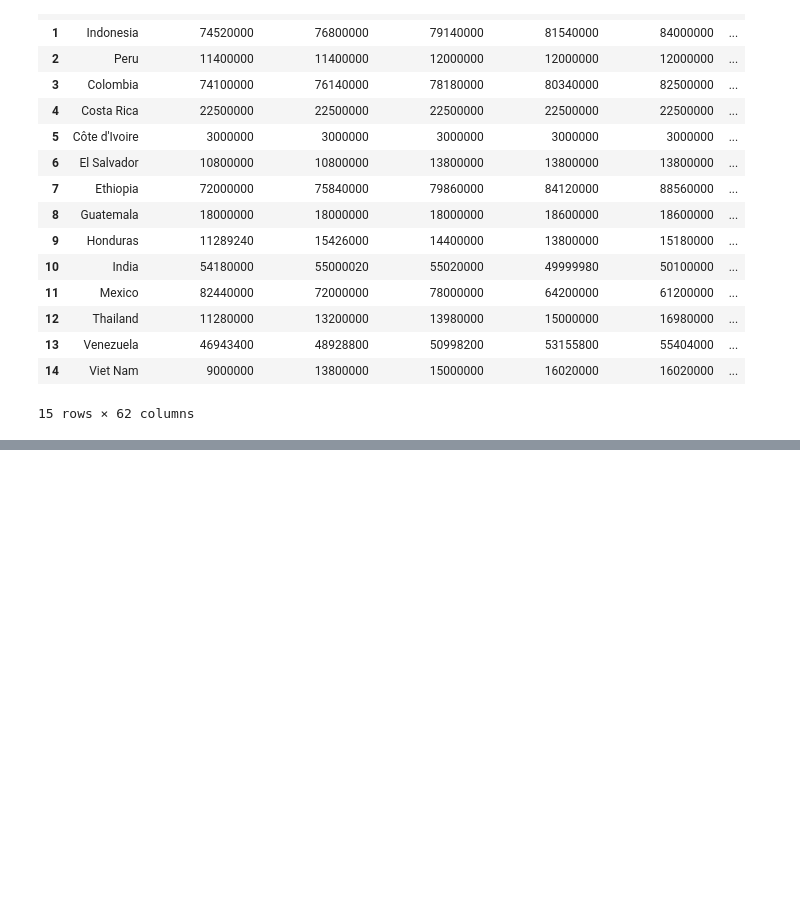
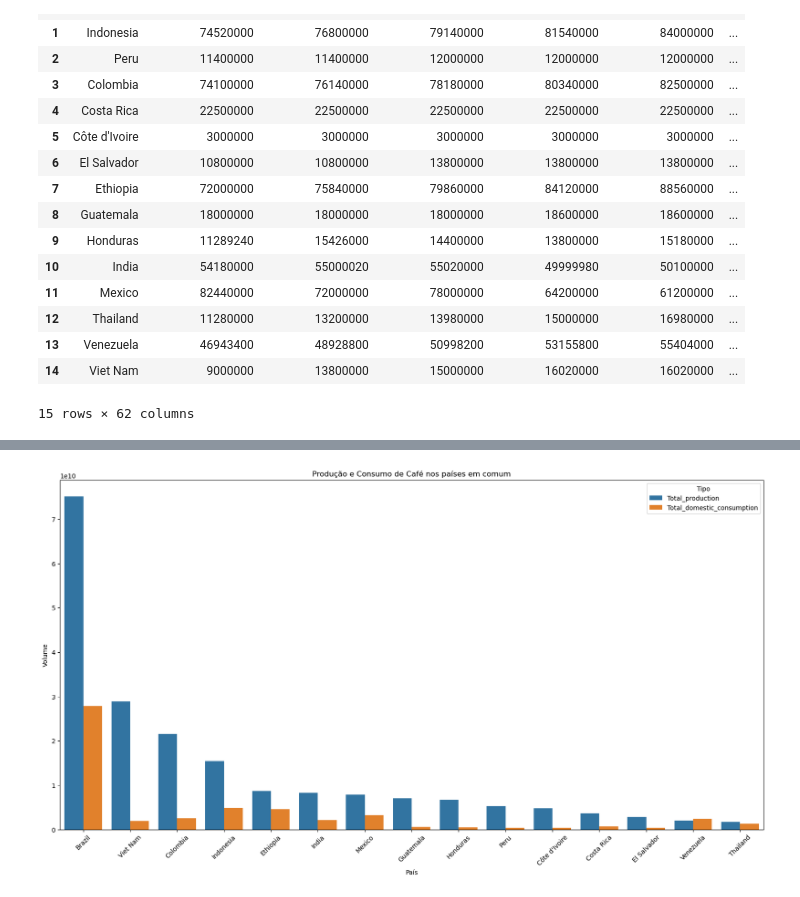
Before and after one commit to ladata-ufs/Cafezinho-G3, a Jupyter notebook: project.ipynb, the cells around one changed output, grey strips where cells are left out. Cells and saved outputs as stored; diff of their text form; code cells hidden in the pictures; blank space fills up the shorter version.

Commit message:
resposta_producao_consumo2

```diff
--- a/project.ipynb
+++ b/project.ipynb
@@ -288,0 +291,22 @@ plt.show()
+# %%
+# Fundindo os DataFrames com base no país em comum
+mescla_em_comum2 = pd.merge(comum_consumidores, comum_produtores, on='Country', how='inner', suffixes=('_consumo', '_producao'))
+
+# Reformatando os dados para o formato correto
+mescla_em_comum2_melted = pd.melt(mescla_em_comum2, id_vars=['Country'],
+                                  value_vars=['Total_production', 'Total_domestic_consumption'],
+                                  var_name='Tipo', value_name='Valor')
+
+#Ordenar por maior produção
+mescla_em_comum2_melted.sort_values('Valor', ascending=False, inplace=True)
+
+# Plotando o gráfico de barras
+plt.figure(figsize=(20, 10))
+sns.barplot(data=mescla_em_comum2_melted, x='Country', y='Valor', hue='Tipo')
+plt.title('Produção e Consumo de Café nos países em comum')
+plt.xlabel('País')
+plt.ylabel('Volume')
+plt.xticks(rotation=45)
+plt.show()
+# %% [output]
+[figure, added]
```
Also changed, not shown: parts of 2 cells of this notebook.
